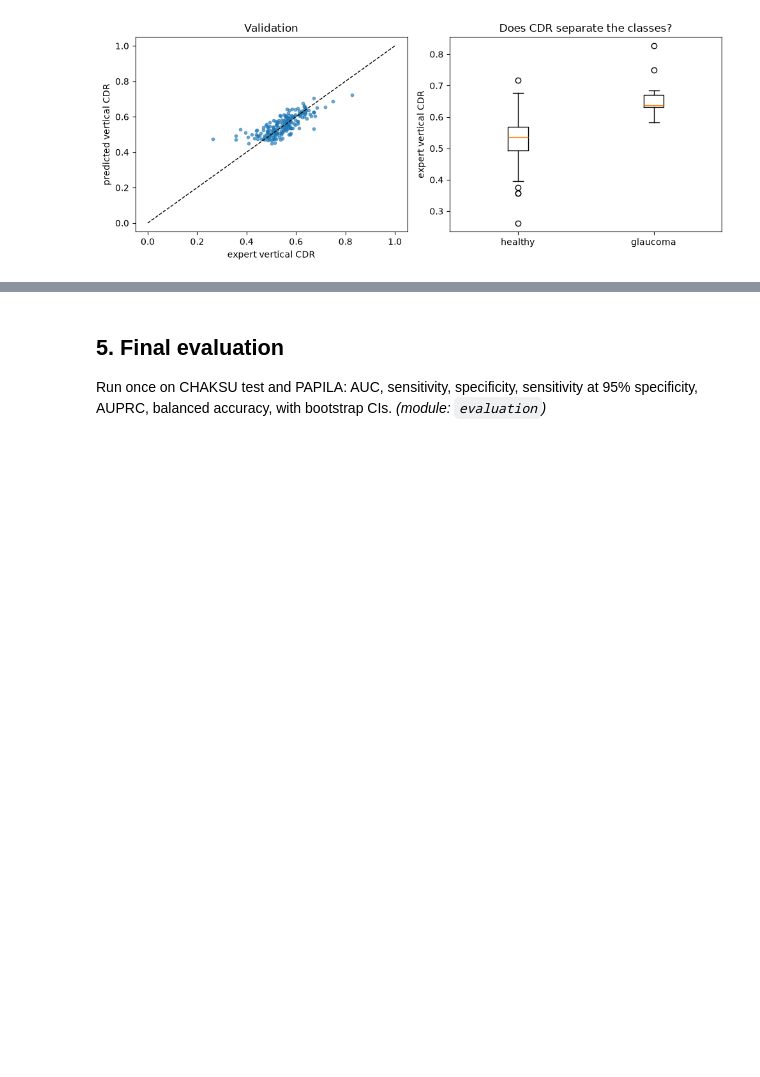
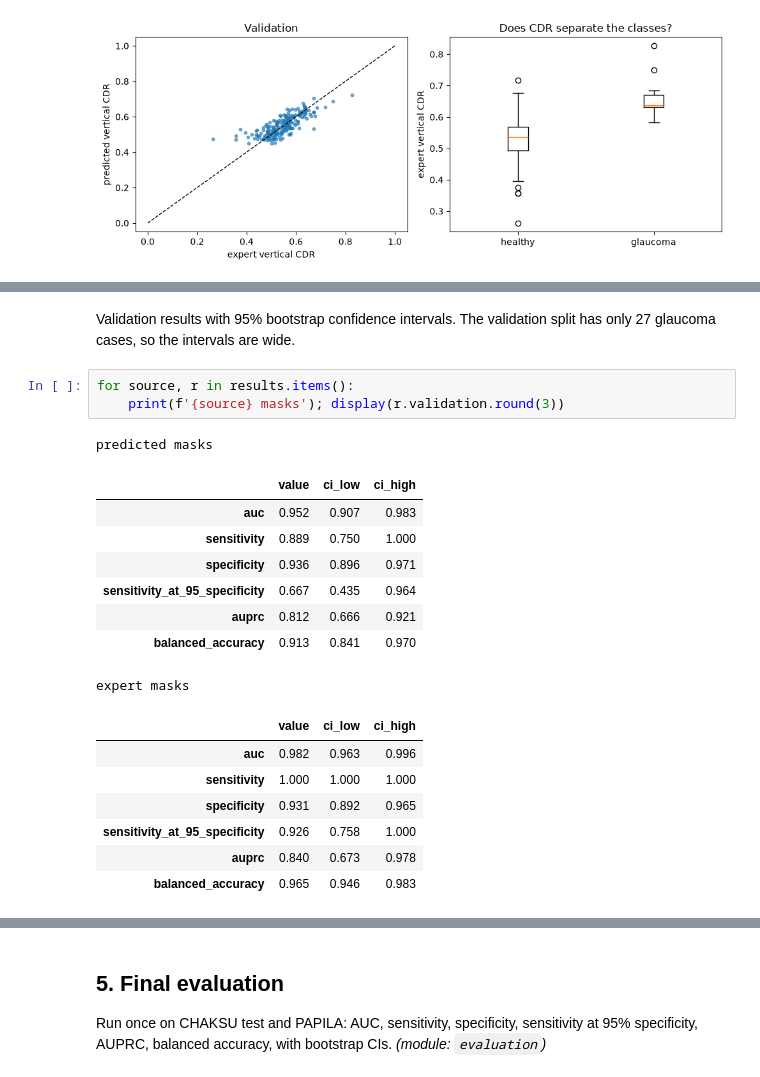
Before and after one commit to aman2712/glaucoma-prediction, a Jupyter notebook: notebooks/03_baseline_a.ipynb, the cells around one changed output, grey strips where cells are left out. Saved outputs shown, nothing was run; the diff lists cells and outputs as text; blank space fills up the shorter version.

```diff
--- a/notebooks/03_baseline_a.ipynb
+++ b/notebooks/03_baseline_a.ipynb
@@ -119,0 +132,22 @@ Logistic regression on measurements; choose threshold on validation. *(module: `
+# %% [markdown]
+Validation results with 95% bootstrap confidence intervals. The validation split has only 27 glaucoma cases, so the intervals are wide.
+# %%
+for source, r in results.items():
+    print(f'{source} masks'); display(r.validation.round(3))
+# %% [output]
+predicted masks
+|  | value | ci_low | ci_high |
+| auc | 0.952 | 0.907 | 0.983 |
+| sensitivity | 0.889 | 0.750 | 1.000 |
+| specificity | 0.936 | 0.896 | 0.971 |
+| sensitivity_at_95_specificity | 0.667 | 0.435 | 0.964 |
+| auprc | 0.812 | 0.666 | 0.921 |
+| balanced_accuracy | 0.913 | 0.841 | 0.970 |
+expert masks
+|  | value | ci_low | ci_high |
+| auc | 0.982 | 0.963 | 0.996 |
+| sensitivity | 1.000 | 1.000 | 1.000 |
+| specificity | 0.931 | 0.892 | 0.965 |
+| sensitivity_at_95_specificity | 0.926 | 0.758 | 1.000 |
+| auprc | 0.840 | 0.673 | 0.978 |
+| balanced_accuracy | 0.965 | 0.946 | 0.983 |
```
Also changed, not shown: parts of 8 cells of this notebook, 8 other files.
